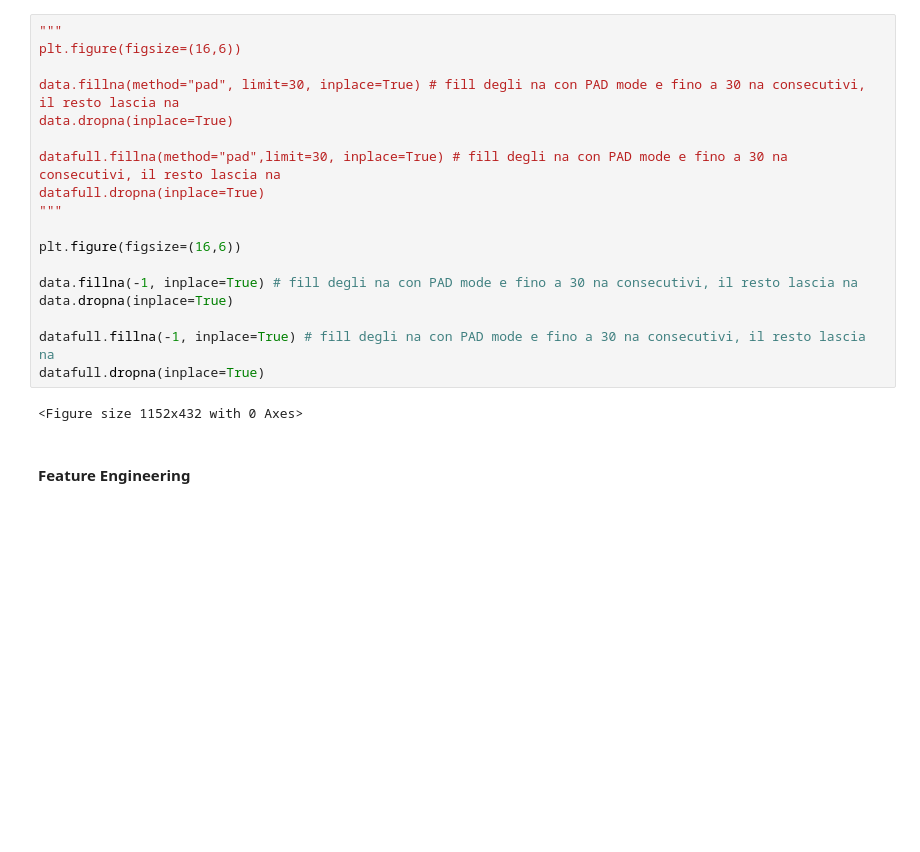
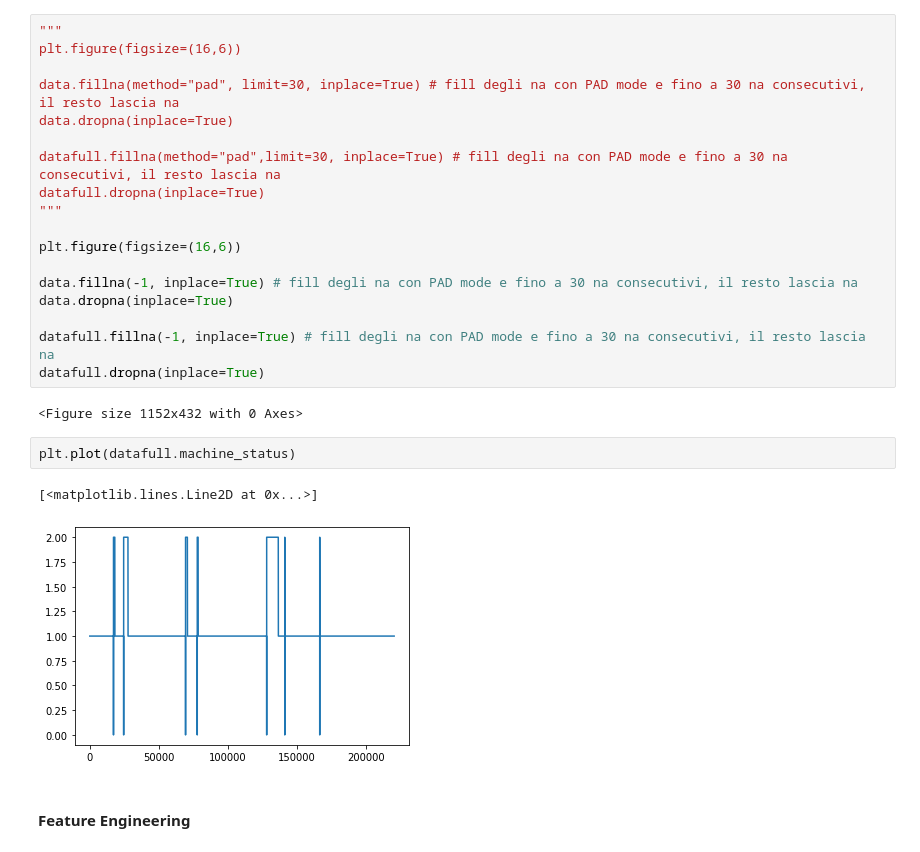
Before and after one commit to danieleciciani96/tesi_mlops, a Jupyter notebook: 1_exploration.ipynb, the cells around one changed output. Cells and saved outputs as stored; diff of their text form; blank space fills up the shorter version.

```diff
--- a/1_exploration.ipynb
+++ b/1_exploration.ipynb
@@ -269,6 +269,11 @@ datafull.fillna(-1, inplace=True) # fill degli na con PAD mode e fino a 30 na co
 datafull.dropna(inplace=True)
 # %% [output]
 <Figure size 1152x432 with 0 Axes>
+# %%
+plt.plot(datafull.machine_status)
+# %% [output]
+[<matplotlib.lines.Line2D at 0x...>]
+[figure, added]
 # %% [markdown]
 #### Feature Engineering
 # %%
```
Also changed, not shown: parts of 1 cell of this notebook, 12 other files.
